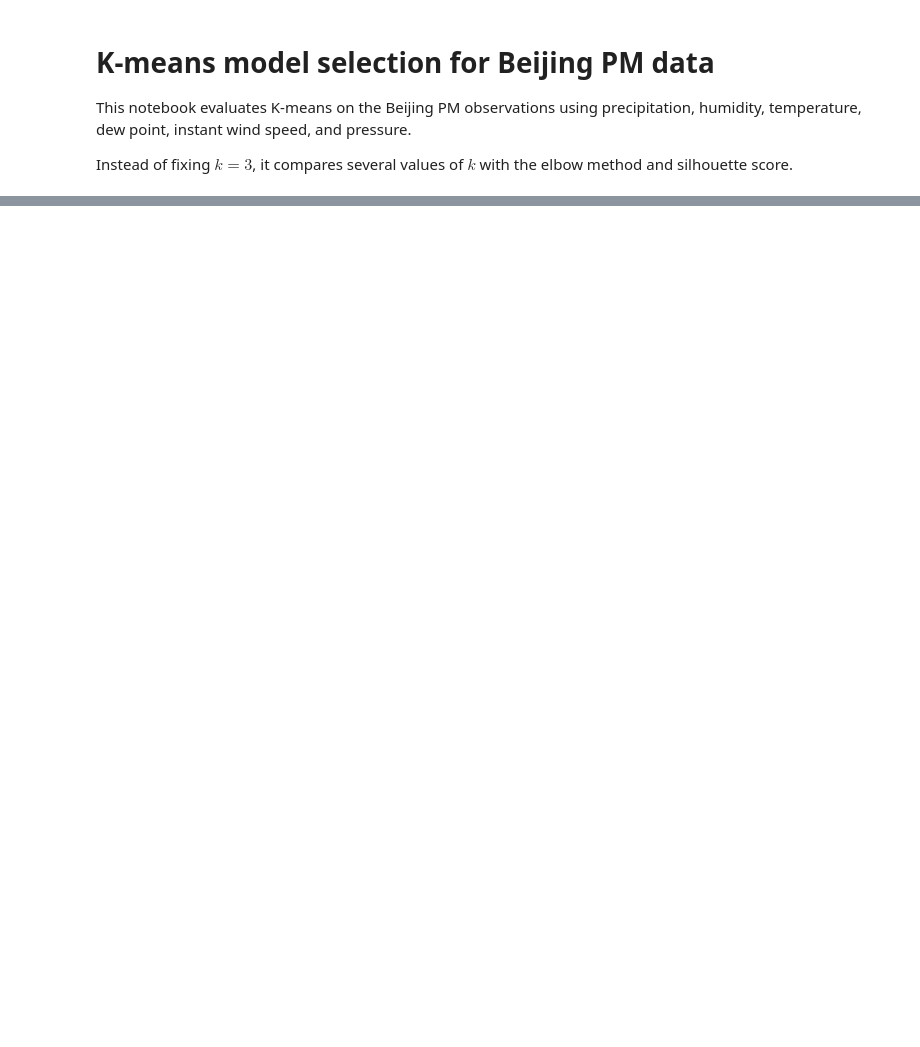
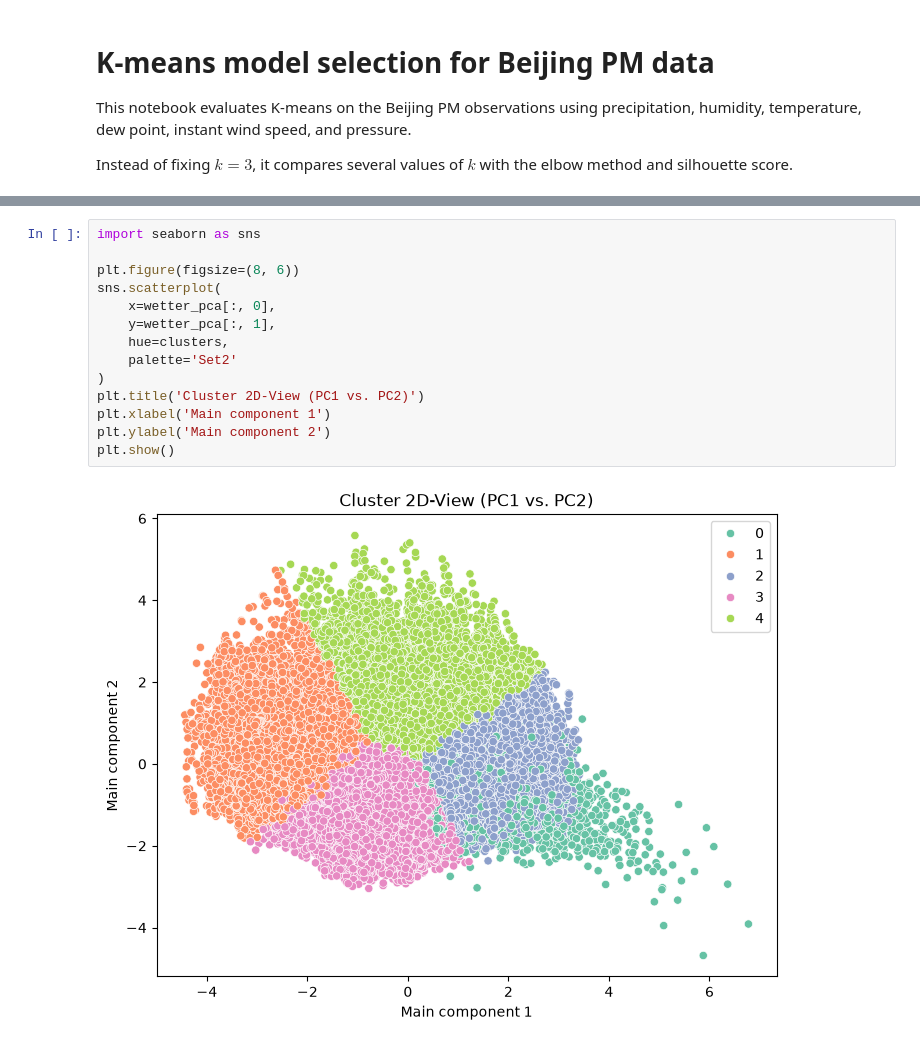
Before and after one commit to OliverOs610/DAI, a Jupyter notebook: ExperimentsOnDataset/experiments02.ipynb, the cells around one changed output, grey strips where cells are left out. Drawn from its saved outputs; the diff is of its cells as text; blank space fills up the shorter version.

```diff
--- a/ExperimentsOnDataset/experiments02.ipynb
+++ b/ExperimentsOnDataset/experiments02.ipynb
@@ -139,0 +673,16 @@ ValueError: Shape of passed values is (4, 6), indices imply (4, 8)
+# %%
+import seaborn as sns
+
+plt.figure(figsize=(8, 6))
+sns.scatterplot(
+    x=wetter_pca[:, 0],
+    y=wetter_pca[:, 1],
+    hue=clusters,
+    palette='Set2'
+)
+plt.title('Cluster 2D-View (PC1 vs. PC2)')
+plt.xlabel('Main component 1')
+plt.ylabel('Main component 2')
+plt.show()
+# %% [output]
+[figure, added]
```
Also changed, not shown: parts of 18 cells of this notebook, 5 other files.
